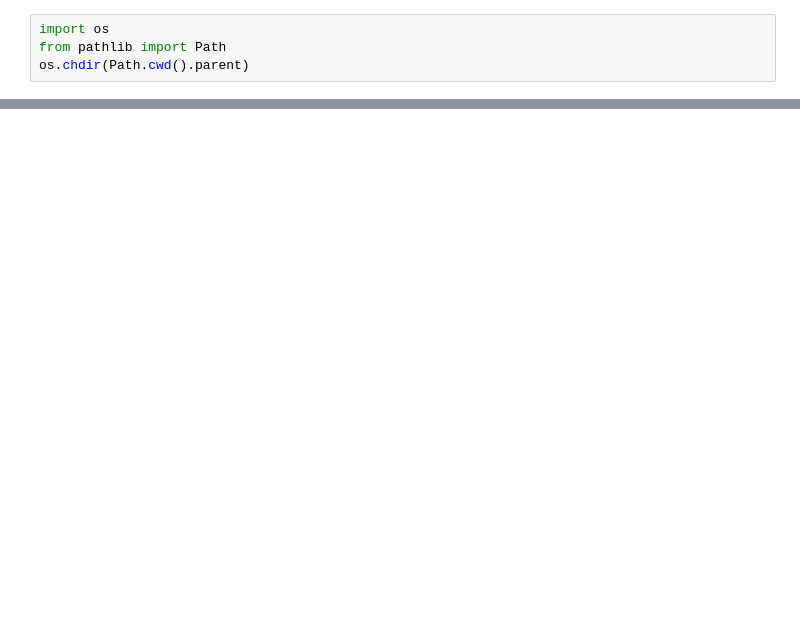
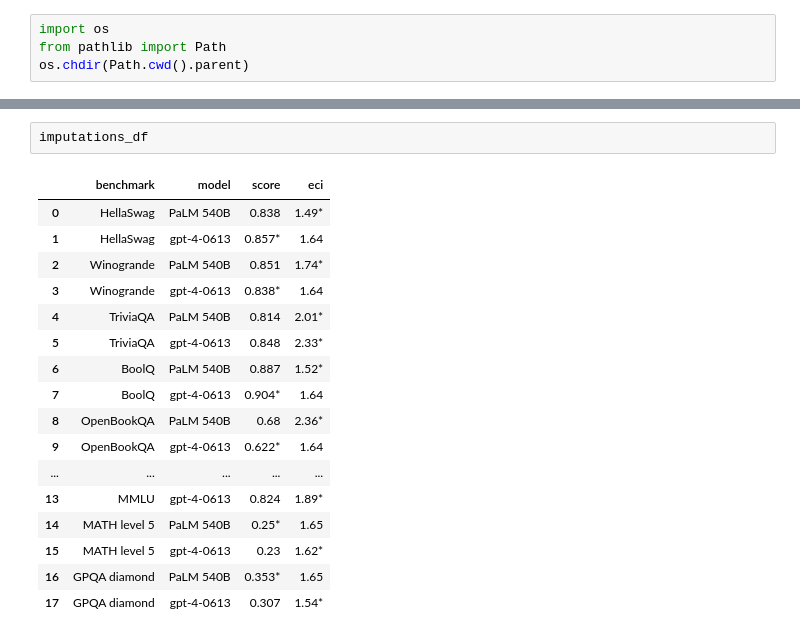
Before and after one commit to epoch-research/benchmark-stitching, a Jupyter notebook: notebooks/eci_testing.ipynb, the cells around one changed output, grey strips where cells are left out. Saved outputs shown, nothing was run; the diff lists cells and outputs as text; blank space fills up the shorter version.

```diff
--- a/notebooks/eci_testing.ipynb
+++ b/notebooks/eci_testing.ipynb
@@ -99,0 +260,20 @@ df_cm1.to_csv('output/eci_scores.csv')
+# %%
+imputations_df
+# %% [output]
+|  | benchmark | model | score | eci |
+| 0 | HellaSwag | PaLM 540B | 0.838 | 1.49* |
+| 1 | HellaSwag | gpt-4-0613 | 0.857* | 1.64 |
+| 2 | Winogrande | PaLM 540B | 0.851 | 1.74* |
+| 3 | Winogrande | gpt-4-0613 | 0.838* | 1.64 |
+| 4 | TriviaQA | PaLM 540B | 0.814 | 2.01* |
+| 5 | TriviaQA | gpt-4-0613 | 0.848 | 2.33* |
+| 6 | BoolQ | PaLM 540B | 0.887 | 1.52* |
+| 7 | BoolQ | gpt-4-0613 | 0.904* | 1.64 |
+| 8 | OpenBookQA | PaLM 540B | 0.68 | 2.36* |
+| 9 | OpenBookQA | gpt-4-0613 | 0.622* | 1.64 |
+| ... | ... | ... | ... | ... |
+| 13 | MMLU | gpt-4-0613 | 0.824 | 1.89* |
+| 14 | MATH level 5 | PaLM 540B | 0.25* | 1.65 |
+| 15 | MATH level 5 | gpt-4-0613 | 0.23 | 1.62* |
+| 16 | GPQA diamond | PaLM 540B | 0.353* | 1.65 |
+| 17 | GPQA diamond | gpt-4-0613 | 0.307 | 1.54* |
```
Also changed, not shown: parts of 15 cells of this notebook, 5 other files.
